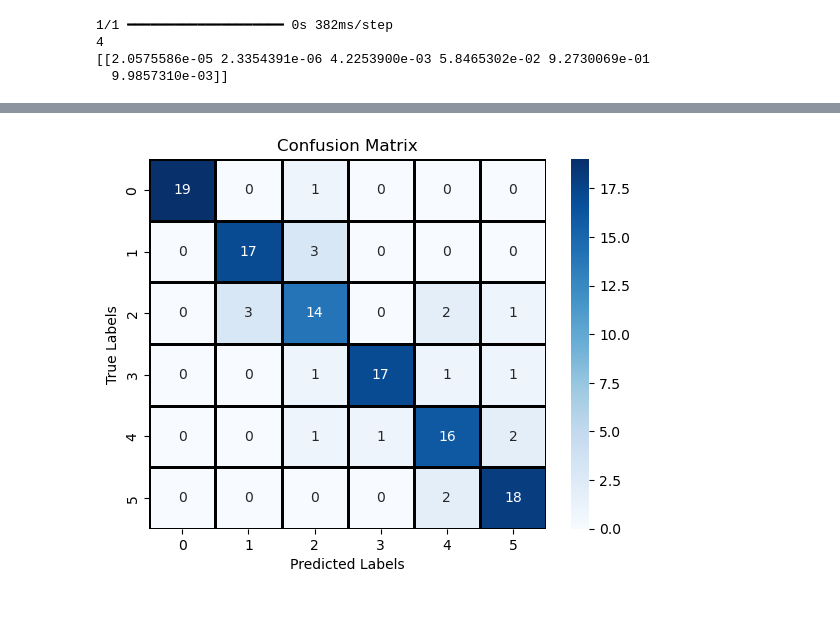
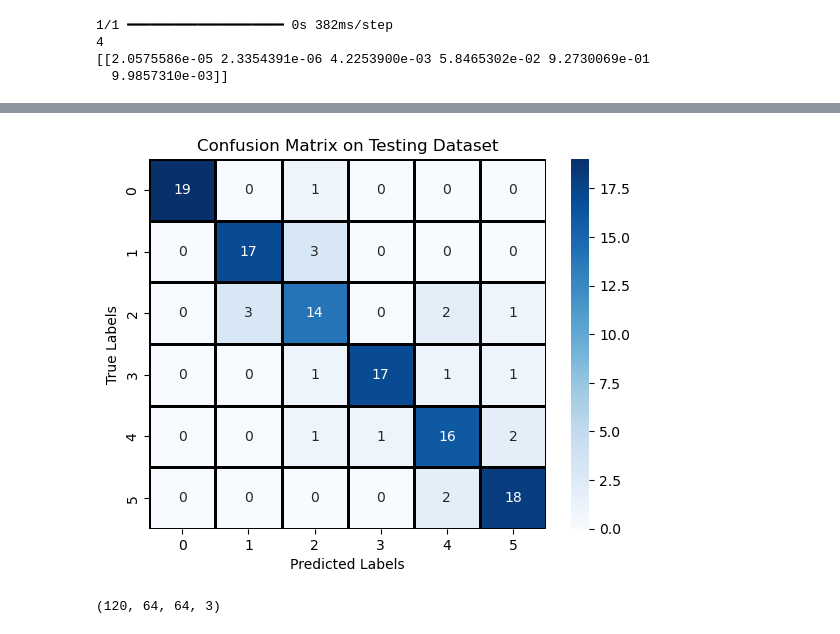
Before and after one commit to WahajSajid/Machine-Learning, a Jupyter notebook: ML/SupervisedAlgorithms/finger_signs_detection.ipynb, the cells around one changed output, grey strips where cells are left out. Cells and saved outputs as stored; diff of their text form; code cells hidden in the pictures.

```diff
--- a/ML/SupervisedAlgorithms/finger_signs_detection.ipynb
+++ b/ML/SupervisedAlgorithms/finger_signs_detection.ipynb
@@ -228,6 +228,6 @@ sns.heatmap(test_cm, annot=True, fmt='d', cmap='Blues', linewidths=1, linecolor=
 
 plt.xlabel('Predicted Labels')
 plt.ylabel('True Labels')
-plt.title('Confusion Matrix')
+plt.title('Confusion Matrix on Testing Dataset')
 plt.show()
 # %% [output]
@@ -235 +235,5 @@ plt.show()
-[figure, old version]
+[figure, new version]
+# %%
+x_test.shape
+# %% [output]
+(120, 64, 64, 3)
```
Also changed, not shown: parts of 3 cells of this notebook, 2 other files.
